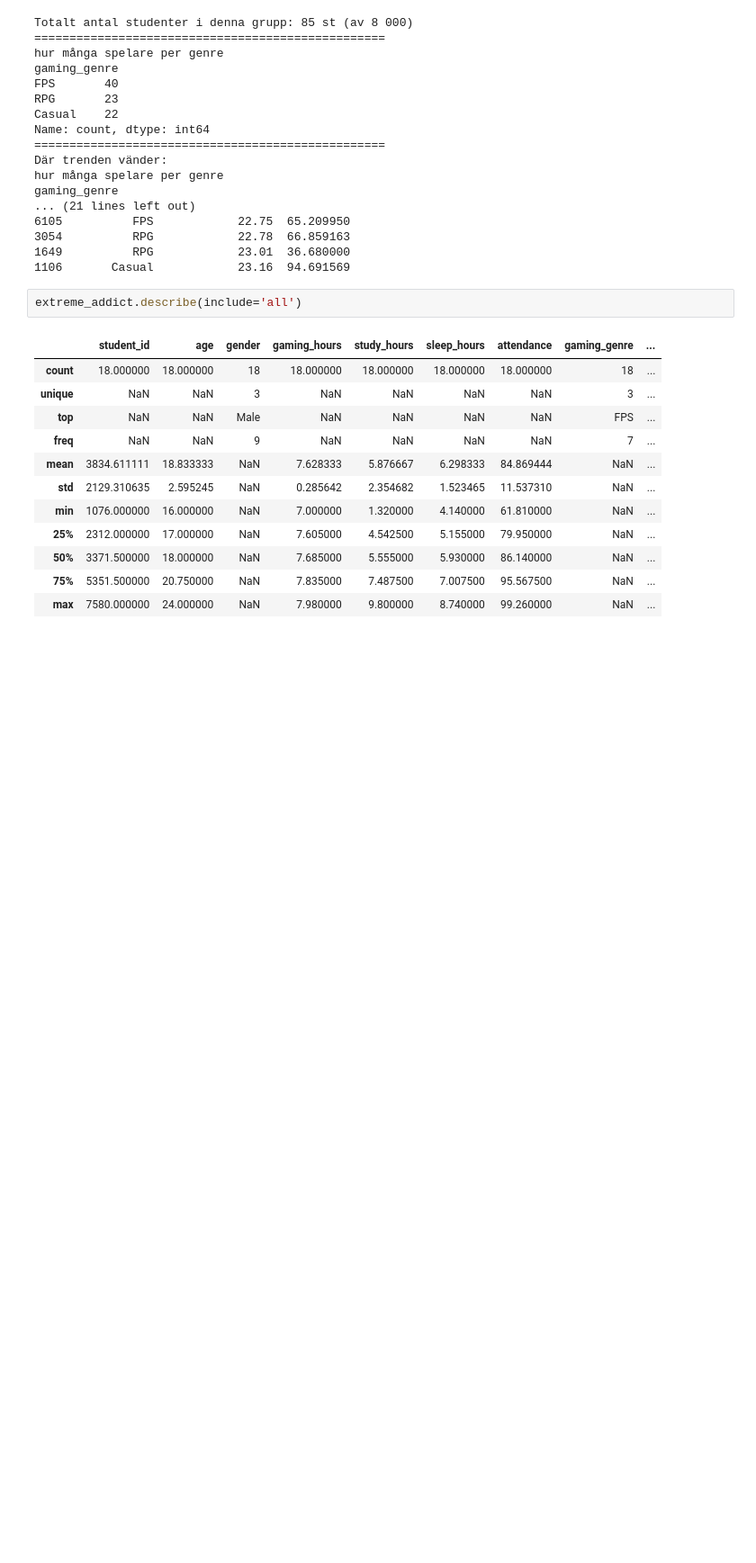
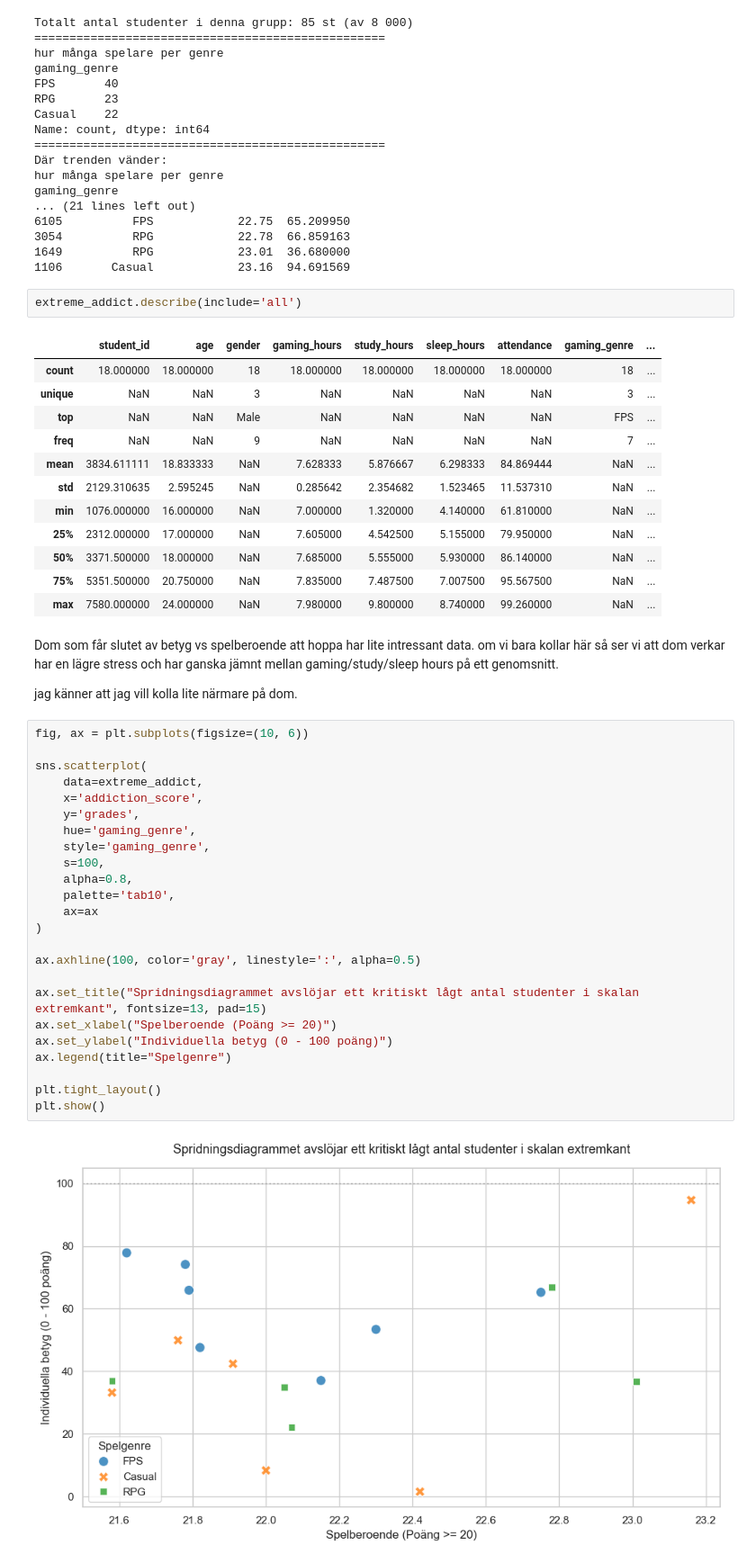
Before and after one commit to M-Renberg/Gaming-vs-Academic-Performance-Data-Analysis, a Jupyter notebook: notebook.ipynb, the cells around one changed output. Shown at 90% size. Drawn from its saved outputs; the diff is of its cells as text; blank space fills up the shorter version.

Commit message:
the sweet spot. grades vs gaming

```diff
--- a/notebook.ipynb
+++ b/notebook.ipynb
@@ -436,3 +436,33 @@ extreme_addict.describe(include='all')
 | 50% | 3371.500000 | 18.000000 | NaN | 7.685000 | 5.555000 | 5.930000 | 86.140000 | NaN | ... |
 | 75% | 5351.500000 | 20.750000 | NaN | 7.835000 | 7.487500 | 7.007500 | 95.567500 | NaN | ... |
 | max | 7580.000000 | 24.000000 | NaN | 7.980000 | 9.800000 | 8.740000 | 99.260000 | NaN | ... |
+# %% [markdown]
+Dom som får slutet av betyg vs spelberoende att hoppa har lite intressant data. om vi bara kollar här så ser vi att dom verkar har en lägre stress och har ganska jämnt mellan gaming/study/sleep hours på ett genomsnitt.
+
+jag känner att jag vill kolla lite närmare på dom.
+# %%
+fig, ax = plt.subplots(figsize=(10, 6))
+
+sns.scatterplot(
+    data=extreme_addict,
+    x='addiction_score',
+    y='grades',
+    hue='gaming_genre',
+    style='gaming_genre',
+    s=100,
+    alpha=0.8,
+    palette='tab10',
+    ax=ax
+)
+
+ax.axhline(100, color='gray', linestyle=':', alpha=0.5)
+
+ax.set_title("Spridningsdiagrammet avslöjar ett kritiskt lågt antal studenter i skalan extremkant", fontsize=13, pad=15)
+ax.set_xlabel("Spelberoende (Poäng >= 20)")
+ax.set_ylabel("Individuella betyg (0 - 100 poäng)")
+ax.legend(title="Spelgenre")
+
+plt.tight_layout()
+plt.show()
+# %% [output]
+[figure, added]
```
Also changed, not shown: parts of 5 cells of this notebook.
